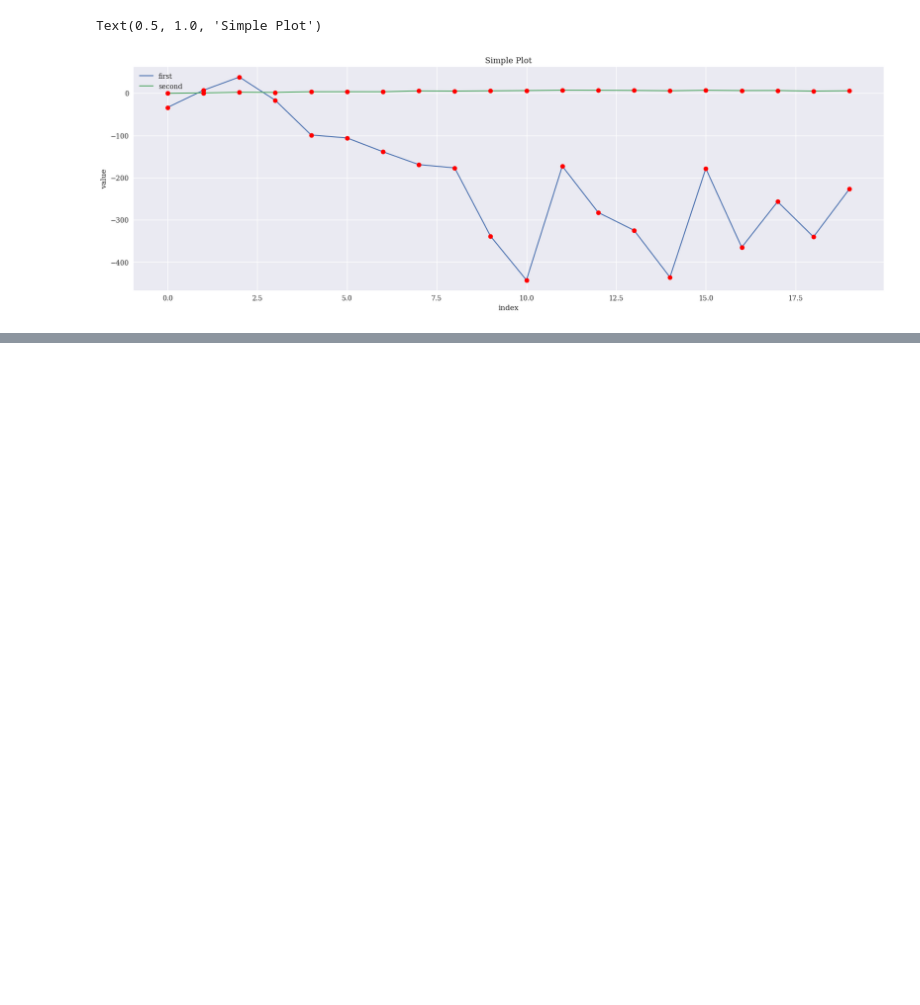
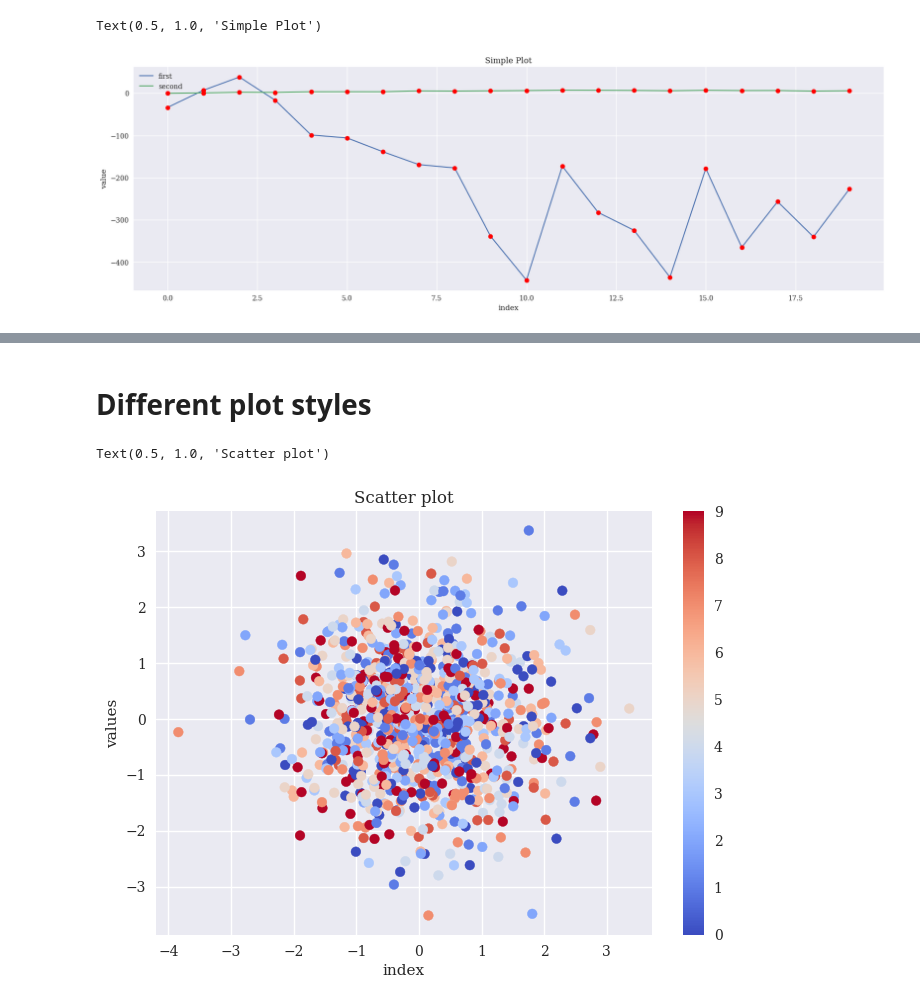
Before and after one commit to alvizconde/python-for-finance, a Jupyter notebook: Ch7-DataVisualization.ipynb, the cells around one changed output, grey strips where cells are left out. Drawn from its saved outputs; the diff is of its cells as text; code cells hidden in the pictures; blank space fills up the shorter version.

```diff
--- a/Ch7-DataVisualization.ipynb
+++ b/Ch7-DataVisualization.ipynb
@@ -127,0 +162,14 @@ Text(0.5, 1.0, 'Simple Plot')
+# %% [markdown]
+# Different plot styles
+# %%
+#Scatter plot
+y = np.random.standard_normal((1000, 2))
+c = np.random.randint(0, 10, len(y))
+plt.scatter(y[:, 0], y[:, 1], c=c, cmap='coolwarm')
+plt.colorbar()
+plt.xlabel('index')
+plt.ylabel('values')
+plt.title('Scatter plot')
+# %% [output]
+Text(0.5, 1.0, 'Scatter plot')
+[figure, added]
```
Also changed, not shown: parts of 4 cells of this notebook.
